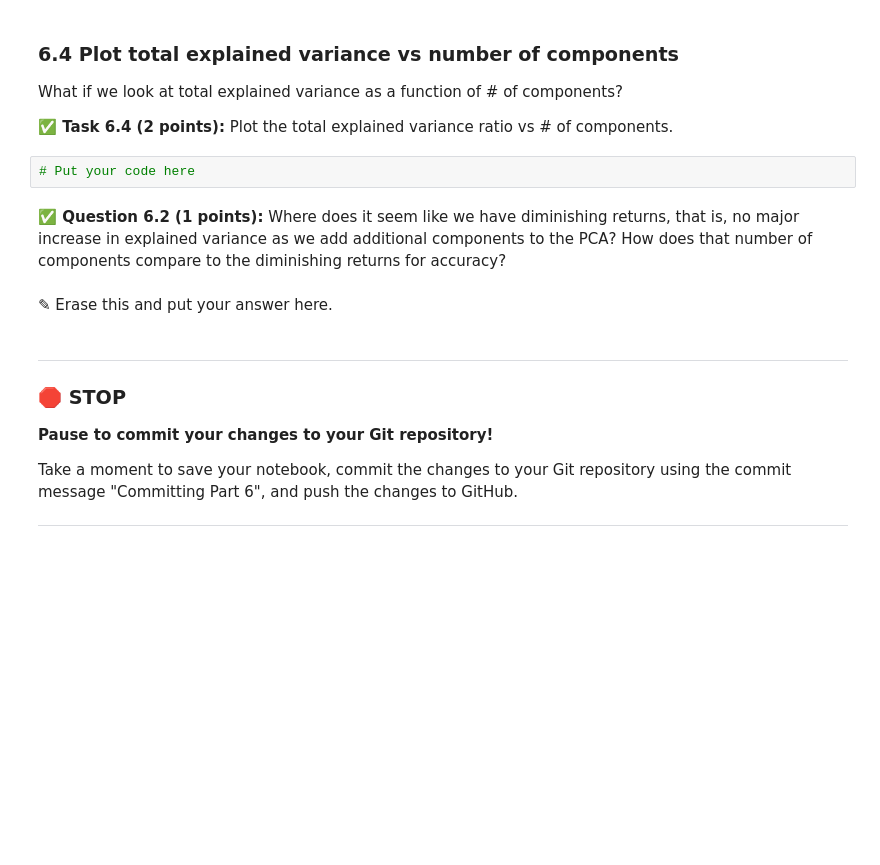
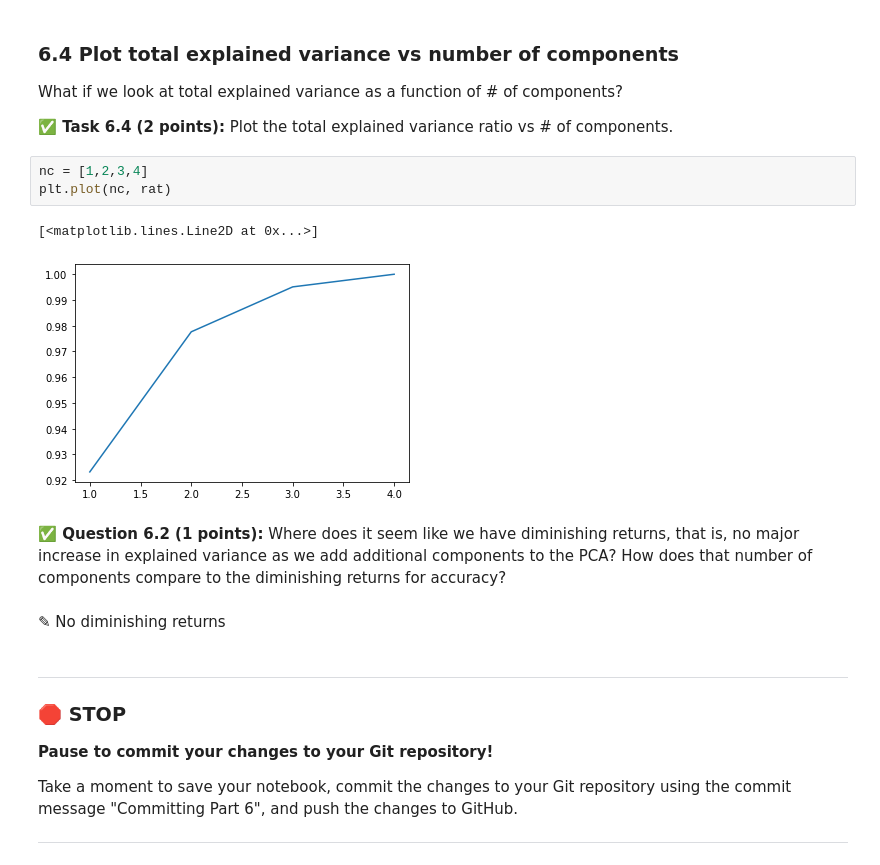
Before and after one commit to ahmedtawakol/cmse202-s21-turnin, a Jupyter notebook: hw-05/HW-05_SVMandPCA-STUDENT.ipynb, the cells around one changed output. Cells and saved outputs as stored; diff of their text form; blank space fills up the shorter version.

```diff
--- a/hw-05/HW-05_SVMandPCA-STUDENT.ipynb
+++ b/hw-05/HW-05_SVMandPCA-STUDENT.ipynb
@@ -438,12 +463,16 @@ Now that we have those numbers, it makes sense to look at the accuracy vs # of c
 What if we look at total explained variance as a function of # of components?
 
 **&#9989; Task 6.4 (2 points):** Plot the total explained variance ratio vs # of components.
-# %%
-# Put your code here
+# %%
+nc = [1,2,3,4]
+plt.plot(nc, rat)
+# %% [output]
+[<matplotlib.lines.Line2D at 0x...>]
+[figure, added]
 # %% [markdown]
 **&#9989; Question 6.2 (1 points):** Where does it seem like we have diminishing returns, that is, no major increase in explained variance as we add additional components to the PCA? How does that number of components compare to the diminishing returns for accuracy?
 # %% [markdown]
-<font size=+3>&#9998;</font> Erase this and put your answer here.
+<font size=+3>&#9998;</font> No diminishing returns
 # %% [markdown]
 ---
 ### &#128721; STOP
```
Also changed, not shown: parts of 16 cells of this notebook.
